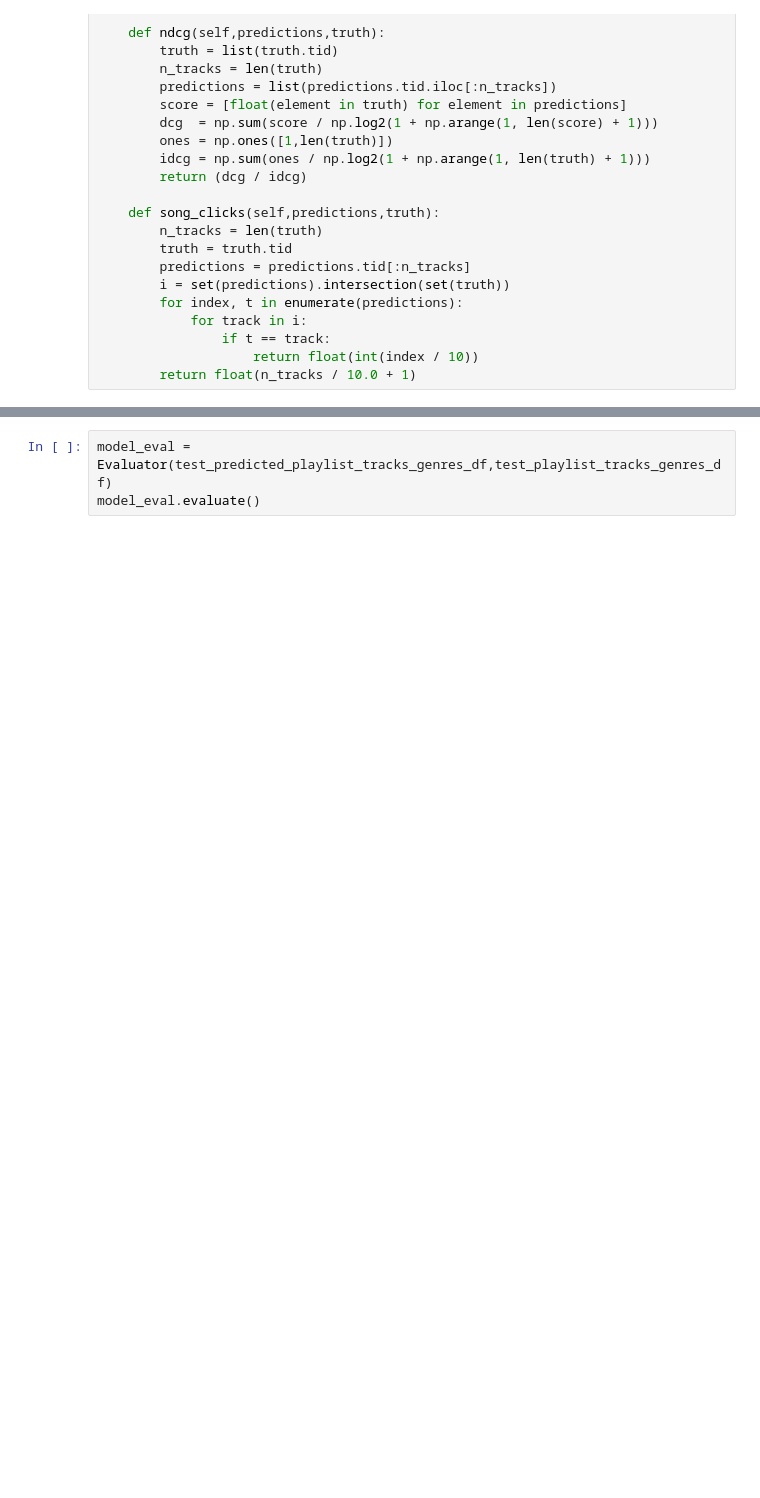
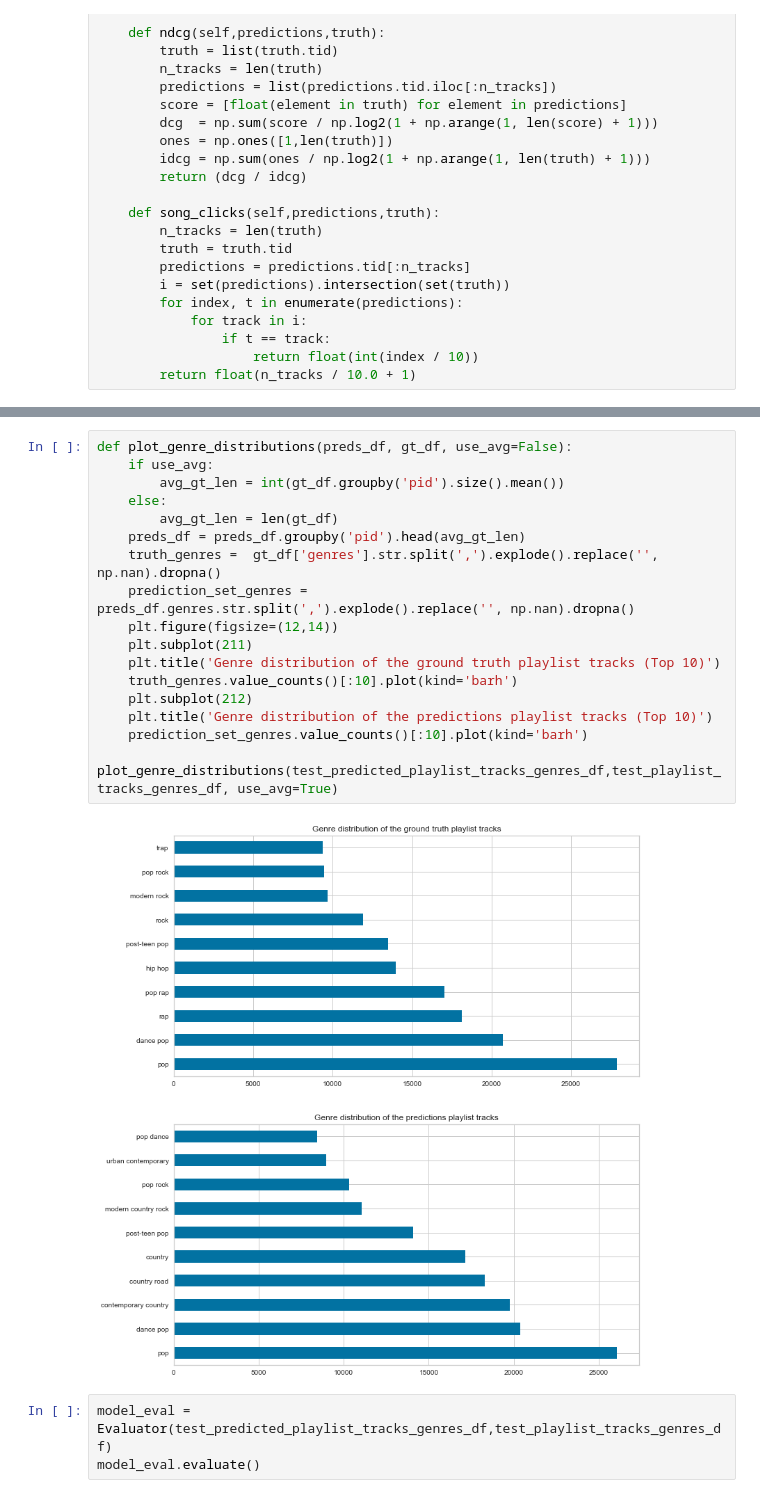
Before and after one commit to icarus08/ml-spotify-recommendations, a Jupyter notebook: knn_ncf_torch.ipynb, the cells around one changed output, grey strips where cells are left out. Cells and saved outputs as stored; diff of their text form; blank space fills up the shorter version.

Commit message:
add graphing

```diff
--- a/knn_ncf_torch.ipynb
+++ b/knn_ncf_torch.ipynb
@@ -268,3 +259,23 @@ test_playlist_tracks_genres_df.sample(2)
+# %%
+def plot_genre_distributions(preds_df, gt_df, use_avg=False):
+    if use_avg:
+        avg_gt_len = int(gt_df.groupby('pid').size().mean())
+    else:
+        avg_gt_len = len(gt_df)
+    preds_df = preds_df.groupby('pid').head(avg_gt_len)
+    truth_genres =  gt_df['genres'].str.split(',').explode().replace('', np.nan).dropna()
+    prediction_set_genres =  preds_df.genres.str.split(',').explode().replace('', np.nan).dropna()
+    plt.figure(figsize=(12,14))
+    plt.subplot(211)
+    plt.title('Genre distribution of the ground truth playlist tracks (Top 10)')
+    truth_genres.value_counts()[:10].plot(kind='barh')
+    plt.subplot(212)
+    plt.title('Genre distribution of the predictions playlist tracks (Top 10)')
+    prediction_set_genres.value_counts()[:10].plot(kind='barh')
+
+plot_genre_distributions(test_predicted_playlist_tracks_genres_df,test_playlist_tracks_genres_df, use_avg=True)
+# %% [output]
+[figure, added]
 # %%
 model_eval = Evaluator(test_predicted_playlist_tracks_genres_df,test_playlist_tracks_genres_df)
 model_eval.evaluate()
```
Also changed, not shown: parts of 21 cells of this notebook.
